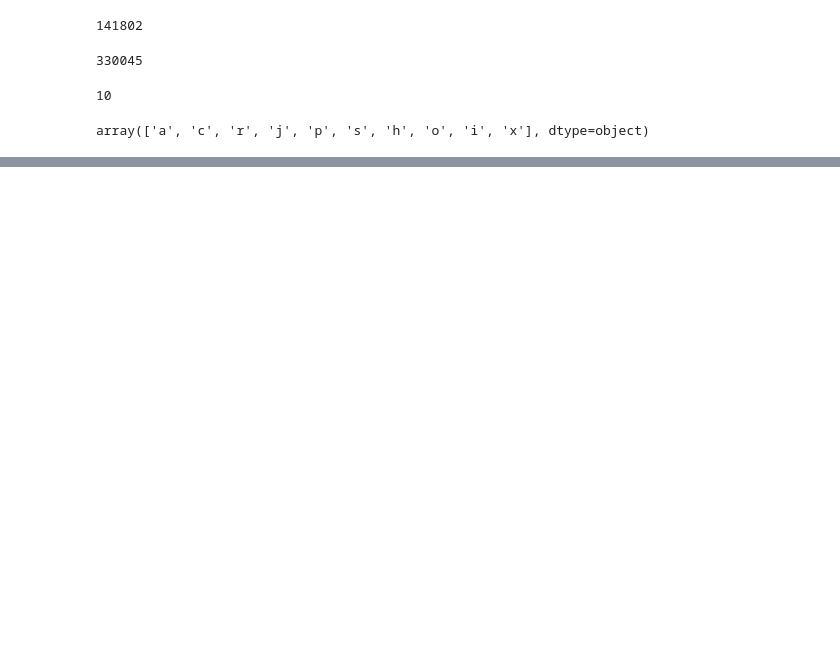
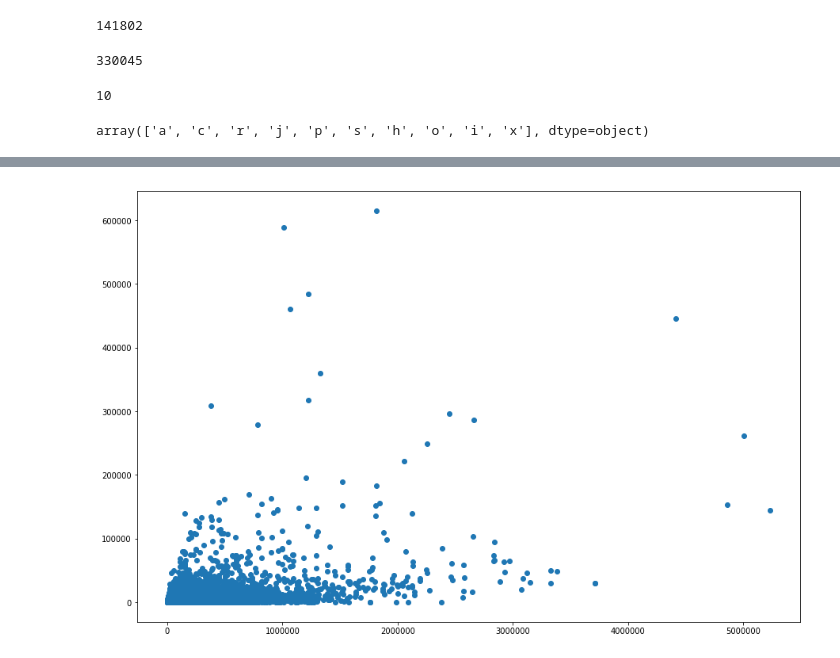
Before and after one commit to shubhamgoel184/IIT-BHU---enigma, a Jupyter notebook: train.ipynb, the cells around one changed output, grey strips where cells are left out. Drawn from its saved outputs; the diff is of its cells as text; code cells hidden in the pictures; blank space fills up the shorter version.

```diff
--- a/train.ipynb
+++ b/train.ipynb
@@ -100,0 +157,5 @@ array(['a', 'c', 'r', 'j', 'p', 's', 'h', 'o', 'i', 'x'], dtype=object)
+# %%
+plt.scatter(train['Views'], train['Upvotes'])
+plt.show()
+# %% [output]
+[figure, added]
```
Also changed, not shown: parts of 71 cells of this notebook.
